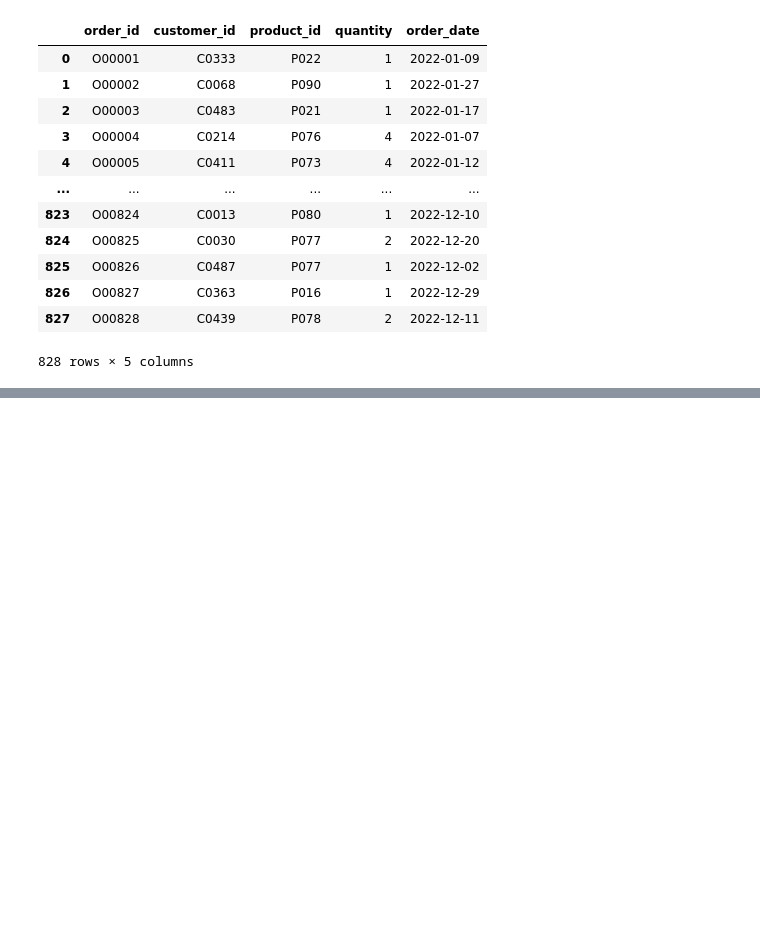
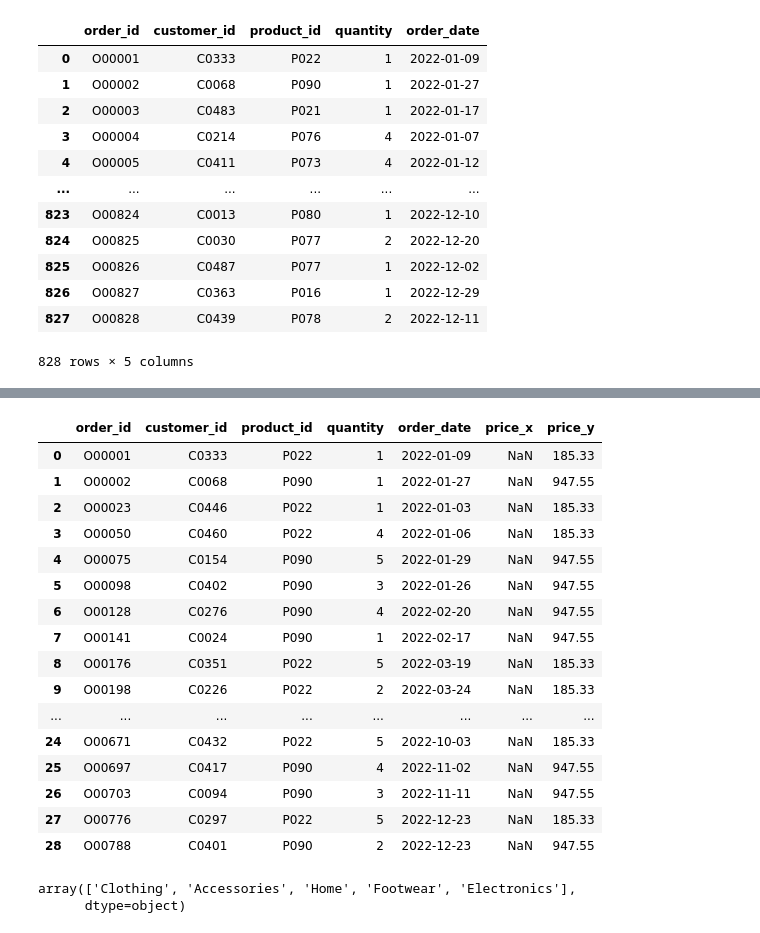
Before and after one commit to memonY49/SMIT-AIDS-Yasir-Batch1, a Jupyter notebook: week 17 dataset/Untitled.ipynb, the cells around one changed output, grey strips where cells are left out. Saved outputs shown, nothing was run; the diff lists cells and outputs as text; code cells hidden in the pictures; blank space fills up the shorter version.

```diff
--- a/week 17 dataset/Untitled.ipynb
+++ b/week 17 dataset/Untitled.ipynb
@@ -46,0 +135,36 @@ orders_2022
+# %%
+# Step 1: Filter orders from 2022 for specific product IDs
+filtered_orders = orders_2022[orders_2022['product_id'].isin(['P022', 'P090'])]
+
+# Step 2: Merge product prices into the orders
+merged = filtered_orders.merge(products[['product_id', 'price']], on='product_id', how='left')
+
+# Step 3: Calculate the total amount per order
+# merged['total'] = merged['quantity'] * merged['price']
+
+# # Step 4: (Optional) Display
+# print(merged[['order_id', 'product_id', 'quantity', 'price', 'total']].head())
+merged
+# %% [output]
+|  | order_id | customer_id | product_id | quantity | order_date | price_x | price_y |
+| 0 | O00001 | C0333 | P022 | 1 | 2022-01-09 | NaN | 185.33 |
+| 1 | O00002 | C0068 | P090 | 1 | 2022-01-27 | NaN | 947.55 |
+| 2 | O00023 | C0446 | P022 | 1 | 2022-01-03 | NaN | 185.33 |
+| 3 | O00050 | C0460 | P022 | 4 | 2022-01-06 | NaN | 185.33 |
+| 4 | O00075 | C0154 | P090 | 5 | 2022-01-29 | NaN | 947.55 |
+| 5 | O00098 | C0402 | P090 | 3 | 2022-01-26 | NaN | 947.55 |
+| 6 | O00128 | C0276 | P090 | 4 | 2022-02-20 | NaN | 947.55 |
+| 7 | O00141 | C0024 | P090 | 1 | 2022-02-17 | NaN | 947.55 |
+| 8 | O00176 | C0351 | P022 | 5 | 2022-03-19 | NaN | 185.33 |
+| 9 | O00198 | C0226 | P022 | 2 | 2022-03-24 | NaN | 185.33 |
+| ... | ... | ... | ... | ... | ... | ... | ... |
+| 24 | O00671 | C0432 | P022 | 5 | 2022-10-03 | NaN | 185.33 |
+| 25 | O00697 | C0417 | P090 | 4 | 2022-11-02 | NaN | 947.55 |
+| 26 | O00703 | C0094 | P090 | 3 | 2022-11-11 | NaN | 947.55 |
+| 27 | O00776 | C0297 | P022 | 5 | 2022-12-23 | NaN | 185.33 |
+| 28 | O00788 | C0401 | P090 | 2 | 2022-12-23 | NaN | 947.55 |
+# %%
+products.category.unique()
+# %% [output]
+array(['Clothing', 'Accessories', 'Home', 'Footwear', 'Electronics'],
+      dtype=object)
```
Also changed, not shown: parts of 18 cells of this notebook, 3 other files.
